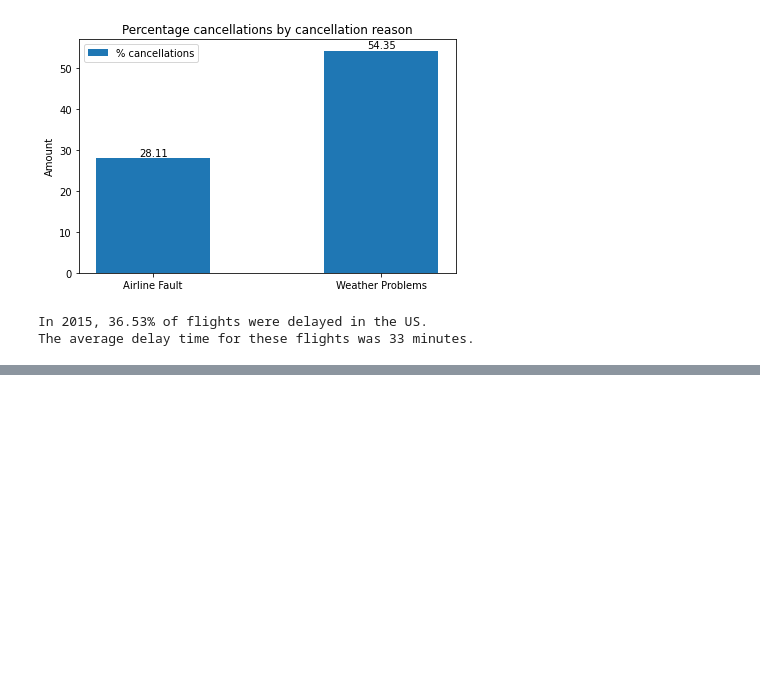
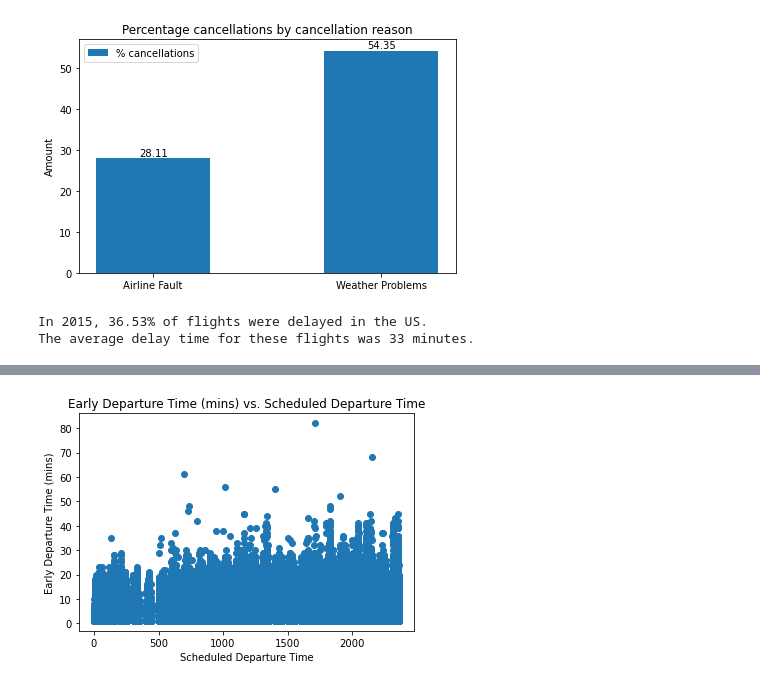
Before and after one commit to Chadi272/The_Air_Marshalls, a Jupyter notebook: Flight Delays.ipynb, the cells around one changed output, grey strips where cells are left out. Drawn from its saved outputs; the diff is of its cells as text; code cells hidden in the pictures; blank space fills up the shorter version.

```diff
--- a/Flight Delays.ipynb
+++ b/Flight Delays.ipynb
@@ -193,0 +240,10 @@ The average delay time for these flights was 33 minutes.
+# %%
+from datetime import time
+dep_early = df.loc[(df["DEPARTURE_DELAY"]<0), ["DEPARTURE_DELAY","SCHEDULED_DEPARTURE"]]
+plt.scatter(dep_early["SCHEDULED_DEPARTURE"], abs(dep_early["DEPARTURE_DELAY"]))
+plt.title("Early Departure Time (mins) vs. Scheduled Departure Time")
+plt.xlabel("Scheduled Departure Time")
+plt.ylabel("Early Departure Time (mins)")
+plt.show()
+# %% [output]
+[figure, added]
```
Also changed, not shown: parts of 4 cells of this notebook.
